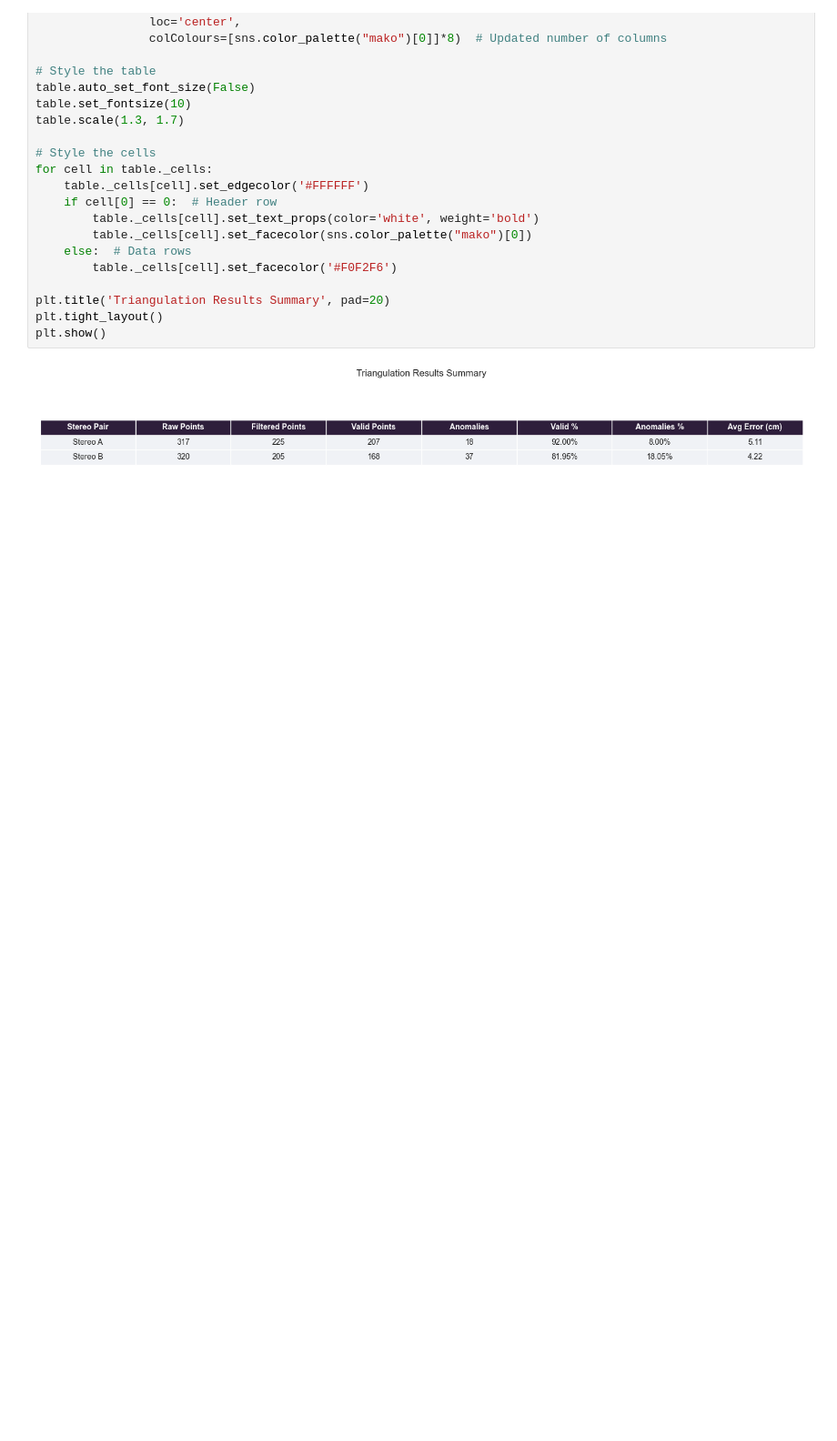
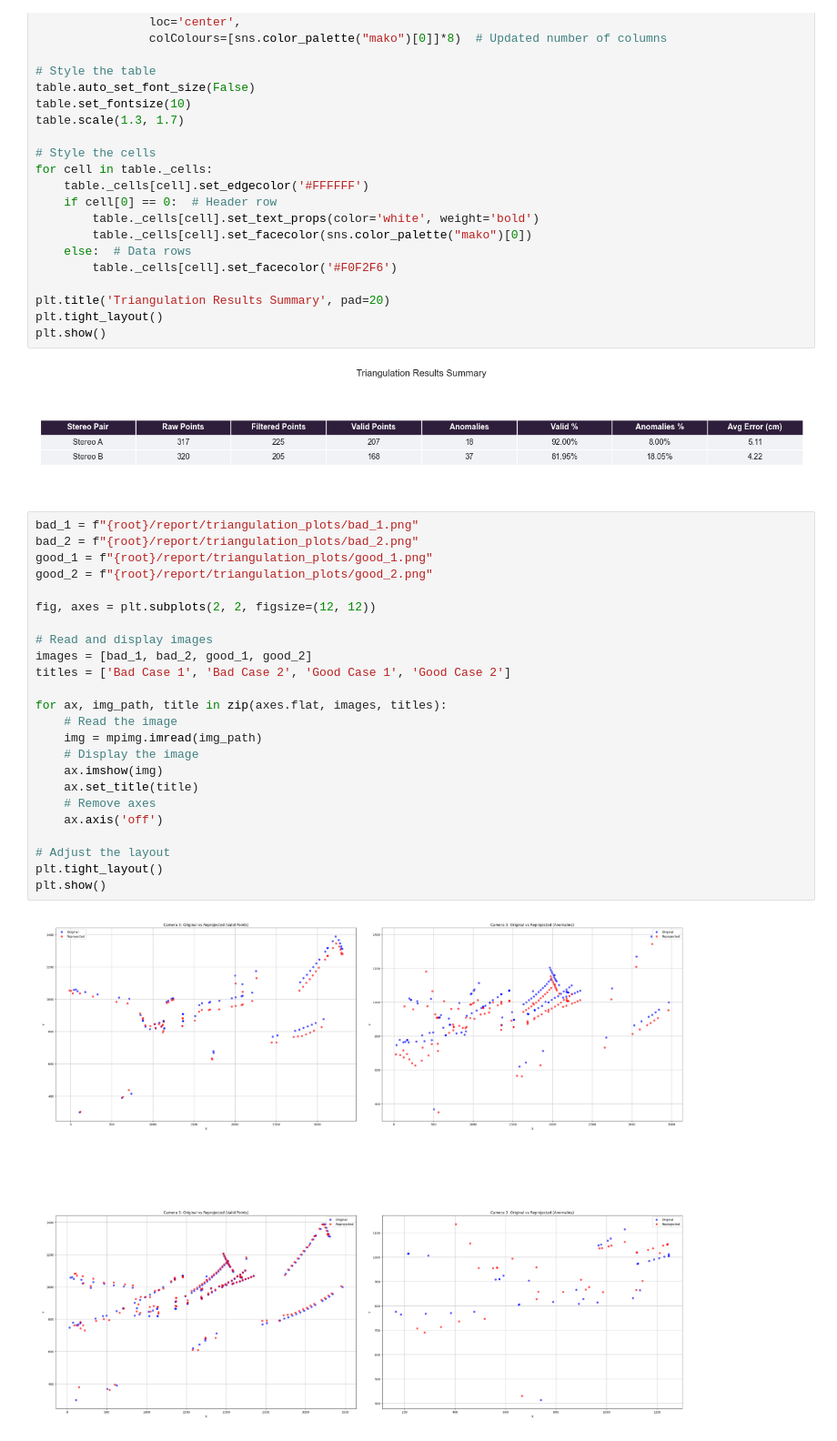
Before and after one commit to damianstone/cv-calibration-triangulation, a Jupyter notebook: report/triangulation_results.ipynb, the cells around one changed output. Shown at 91% size. Saved outputs shown, nothing was run; the diff lists cells and outputs as text; blank space fills up the shorter version.

```diff
--- a/report/triangulation_results.ipynb
+++ b/report/triangulation_results.ipynb
@@ -425,3 +462,29 @@ plt.tight_layout()
 plt.show()
 # %% [output]
 [figure]
+# %%
+bad_1 = f"{root}/report/triangulation_plots/bad_1.png"
+bad_2 = f"{root}/report/triangulation_plots/bad_2.png"
+good_1 = f"{root}/report/triangulation_plots/good_1.png"
+good_2 = f"{root}/report/triangulation_plots/good_2.png"
+
+fig, axes = plt.subplots(2, 2, figsize=(12, 12))
+
+# Read and display images
+images = [bad_1, bad_2, good_1, good_2]
+titles = ['Bad Case 1', 'Bad Case 2', 'Good Case 1', 'Good Case 2']
+
+for ax, img_path, title in zip(axes.flat, images, titles):
+    # Read the image
+    img = mpimg.imread(img_path)
+    # Display the image
+    ax.imshow(img)
+    ax.set_title(title)
+    # Remove axes
+    ax.axis('off')
+
+# Adjust the layout
+plt.tight_layout()
+plt.show()
+# %% [output]
+[figure, added]
```
Also changed, not shown: parts of 4 cells of this notebook, 11 other files.
